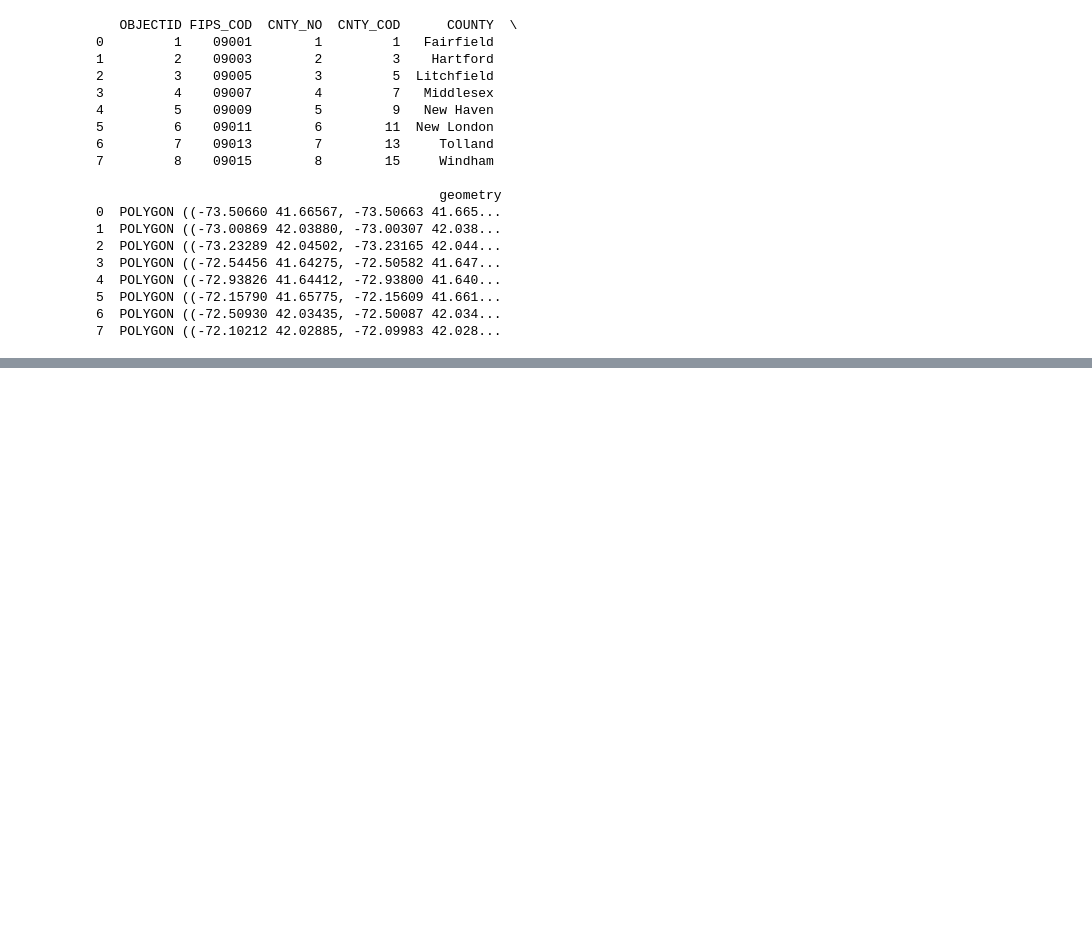
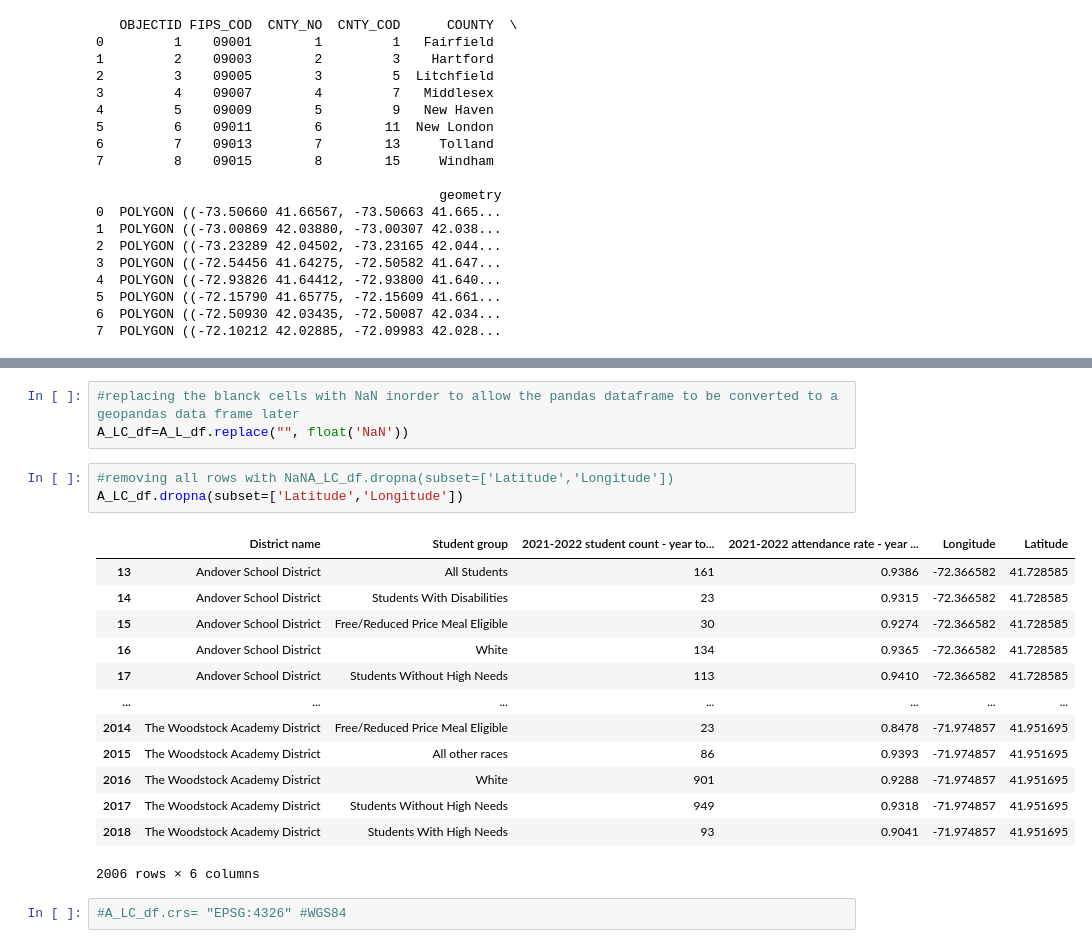
Before and after one commit to dmisiti/project_3_data_visualization, a Jupyter notebook: Untitled.ipynb, the cells around one changed output, grey strips where cells are left out. Drawn from its saved outputs; the diff is of its cells as text; blank space fills up the shorter version.

```diff
--- a/Untitled.ipynb
+++ b/Untitled.ipynb
@@ -336,0 +335,22 @@ AttributeError: 'DataFrame' object has no attribute 'explore'
+# %%
+#replacing the blanck cells with NaN inorder to allow the pandas dataframe to be converted to a geopandas data frame later
+A_LC_df=A_L_df.replace("", float('NaN'))
+# %%
+#removing all rows with NaNA_LC_df.dropna(subset=['Latitude','Longitude'])
+A_LC_df.dropna(subset=['Latitude','Longitude'])
+# %% [output]
+|  | District name | Student group | 2021-2022 student count - year to... | 2021-2022 attendance rate - year ... | Longitude | Latitude |
+| 13 | Andover School District | All Students | 161 | 0.9386 | -72.366582 | 41.728585 |
+| 14 | Andover School District | Students With Disabilities | 23 | 0.9315 | -72.366582 | 41.728585 |
+| 15 | Andover School District | Free/Reduced Price Meal Eligible | 30 | 0.9274 | -72.366582 | 41.728585 |
+| 16 | Andover School District | White | 134 | 0.9365 | -72.366582 | 41.728585 |
+| 17 | Andover School District | Students Without High Needs | 113 | 0.9410 | -72.366582 | 41.728585 |
+| ... | ... | ... | ... | ... | ... | ... |
+| 2014 | The Woodstock Academy District | Free/Reduced Price Meal Eligible | 23 | 0.8478 | -71.974857 | 41.951695 |
+| 2015 | The Woodstock Academy District | All other races | 86 | 0.9393 | -71.974857 | 41.951695 |
+| 2016 | The Woodstock Academy District | White | 901 | 0.9288 | -71.974857 | 41.951695 |
+| 2017 | The Woodstock Academy District | Students Without High Needs | 949 | 0.9318 | -71.974857 | 41.951695 |
+| 2018 | The Woodstock Academy District | Students With High Needs | 93 | 0.9041 | -71.974857 | 41.951695 |
+2006 rows × 6 columns
+# %%
+#A_LC_df.crs= "EPSG:4326" #WGS84
```
Also changed, not shown: parts of 35 cells of this notebook, 1 other file.
